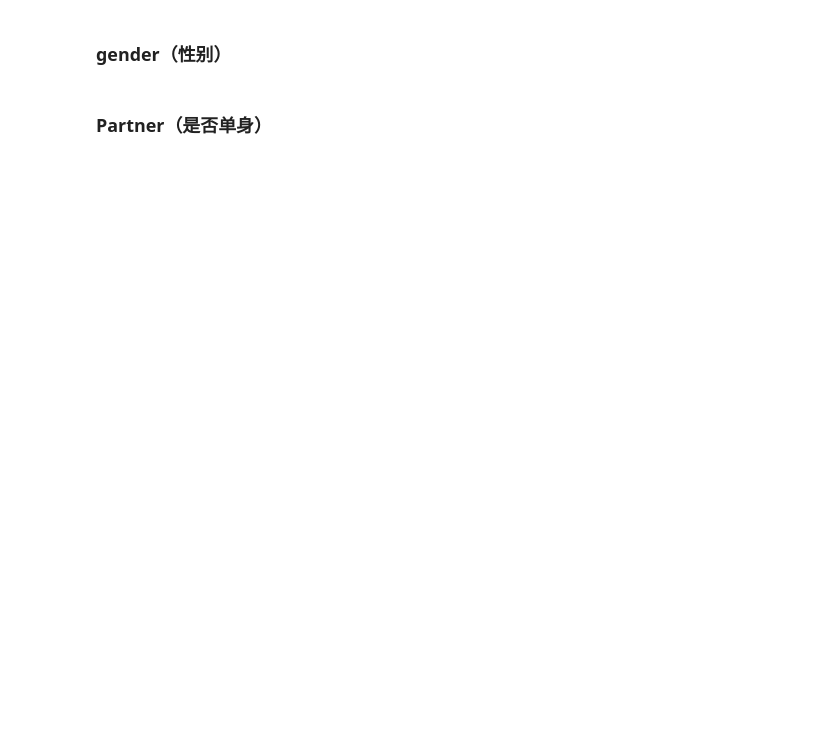
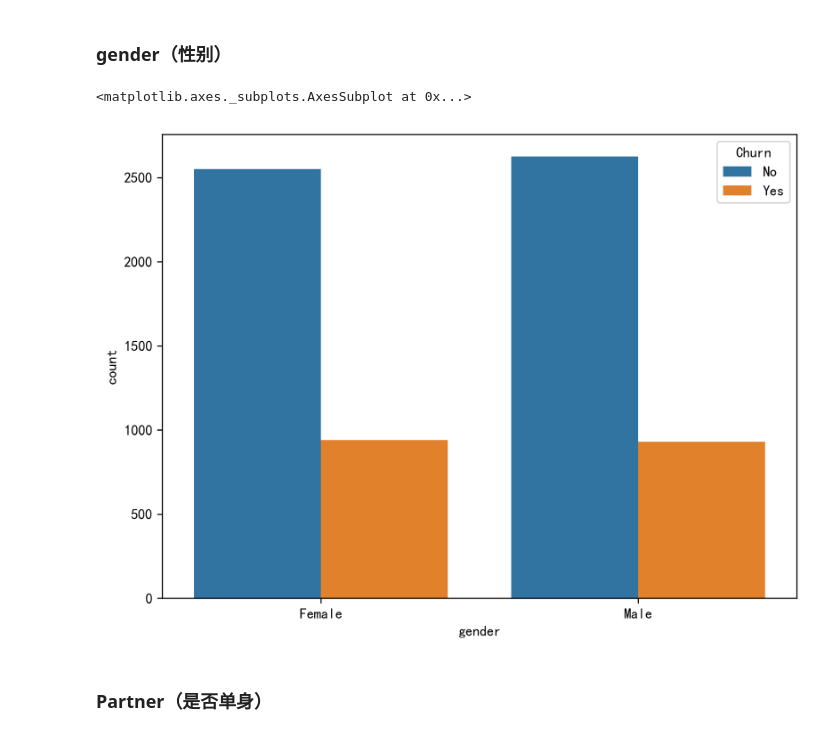
Before and after one commit to lkm18377184433/churn_survival_analysis, a Jupyter notebook: example/ipyb/生存分析验证.ipynb, the cells around one changed output. Cells and saved outputs as stored; diff of their text form; code cells hidden in the pictures; blank space fills up the shorter version.

```diff
--- a/example/ipyb/生存分析验证.ipynb
+++ b/example/ipyb/生存分析验证.ipynb
@@ -115,4 +132,10 @@ num_data["MonthlyCharges"].kurt()
 # %% [markdown]
 ### gender（性别）
+# %%
+plt.figure(figsize=(8, 6), dpi=300)
+sns.countplot('gender',hue='Churn',data=obj_data)
+# %% [output]
+<matplotlib.axes._subplots.AxesSubplot at 0x...>
+[figure, added]
 # %% [markdown]
 ### Partner（是否单身）
```
Also changed, not shown: parts of 19 cells of this notebook.
